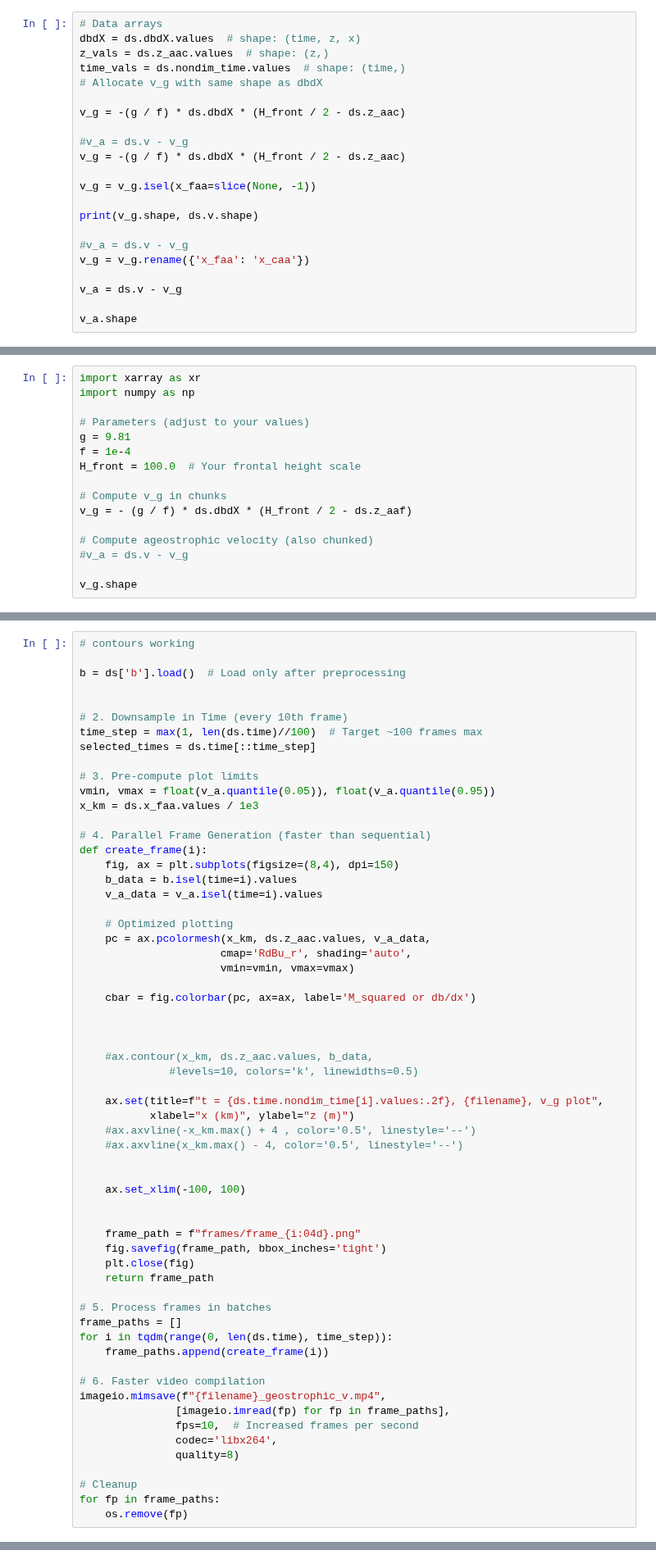
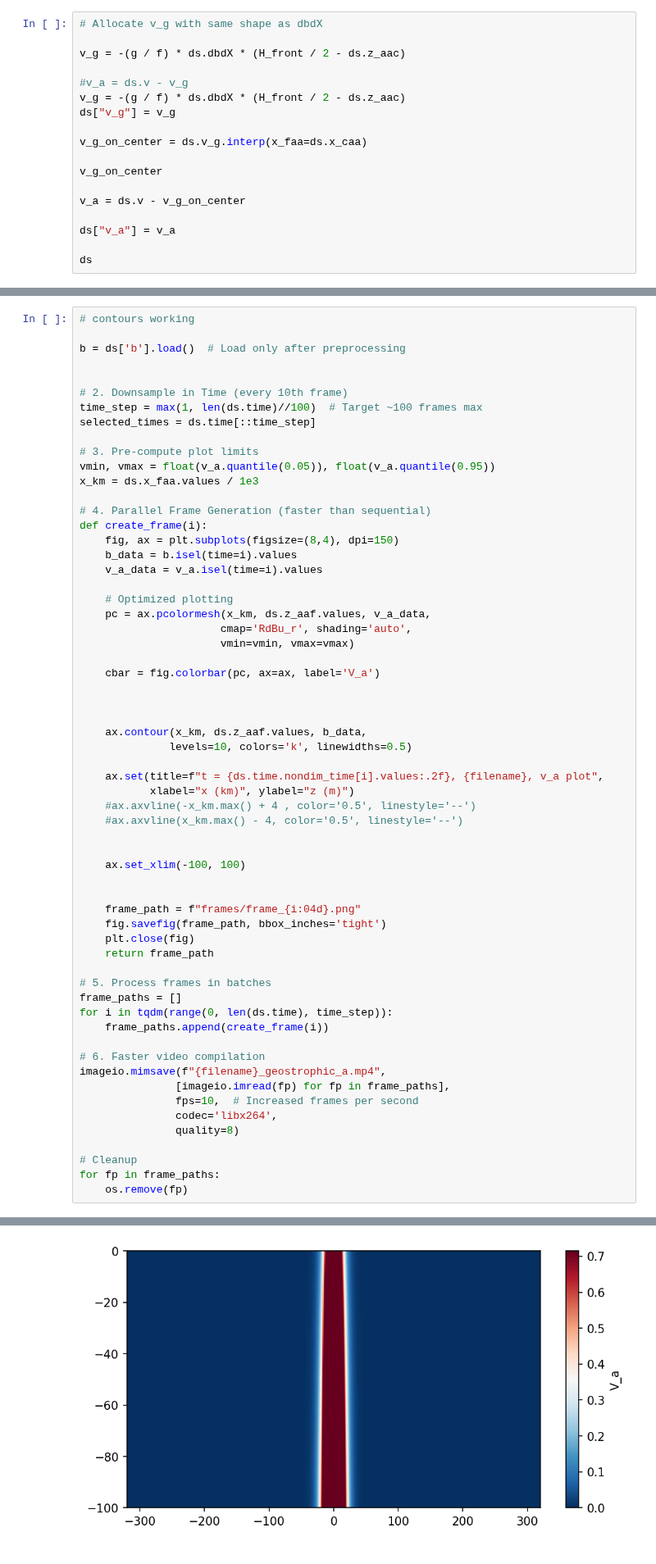
Before and after one commit to tom-rex/Oceananigans_projects, a Jupyter notebook: python_visualisations.ipynb, the cells around one changed output, grey strips where cells are left out. Shown at 82% size. Saved outputs shown, nothing was run; the diff lists cells and outputs as text.

```diff
--- a/python_visualisations.ipynb
+++ b/python_visualisations.ipynb
@@ -196,25 +249,21 @@ plt.show()
 # %% [markdown]
 ## Geostrophic and ageostrophic flow
 # %%
-# Data arrays
-dbdX = ds.dbdX.values  # shape: (time, z, x)
-z_vals = ds.z_aac.values  # shape: (z,)
-time_vals = ds.nondim_time.values  # shape: (time,)
 # Allocate v_g with same shape as dbdX
 
 v_g = -(g / f) * ds.dbdX * (H_front / 2 - ds.z_aac)
 
 #v_a = ds.v - v_g
 v_g = -(g / f) * ds.dbdX * (H_front / 2 - ds.z_aac)
+ds["v_g"] = v_g
 
-v_g = v_g.isel(x_faa=slice(None, -1))
+v_g_on_center = ds.v_g.interp(x_faa=ds.x_caa)
 
-print(v_g.shape, ds.v.shape)
+v_g_on_center
 
-#v_a = ds.v - v_g
-v_g = v_g.rename({'x_faa': 'x_caa'})
+v_a = ds.v - v_g_on_center
 
-v_a = ds.v - v_g
+ds["v_a"] = v_a
 
-v_a.shape
+ds
 # %% [output]
@@ -223,16 +286,0 @@ v_a.shape
-# %%
-import xarray as xr
-import numpy as np
-
-# Parameters (adjust to your values)
-g = 9.81
-f = 1e-4
-H_front = 100.0  # Your frontal height scale
-
-# Compute v_g in chunks
-v_g = - (g / f) * ds.dbdX * (H_front / 2 - ds.z_aaf)
-
-# Compute ageostrophic velocity (also chunked)
-#v_a = ds.v - v_g
-
-v_g.shape
@@ -352,18 +372,18 @@ def create_frame(i):
     v_a_data = v_a.isel(time=i).values
 
     # Optimized plotting
-    pc = ax.pcolormesh(x_km, ds.z_aac.values, v_a_data,
+    pc = ax.pcolormesh(x_km, ds.z_aaf.values, v_a_data,
                       cmap='RdBu_r', shading='auto',
                       vmin=vmin, vmax=vmax)
 
-    cbar = fig.colorbar(pc, ax=ax, label='M_squared or db/dx')
+    cbar = fig.colorbar(pc, ax=ax, label='V_a')
 
 
 
-    #ax.contour(x_km, ds.z_aac.values, b_data,
-              #levels=10, colors='k', linewidths=0.5)
+    ax.contour(x_km, ds.z_aaf.values, b_data,
+              levels=10, colors='k', linewidths=0.5)
 
-    ax.set(title=f"t = {ds.time.nondim_time[i].values:.2f}, {filename}, v_g plot",
+    ax.set(title=f"t = {ds.time.nondim_time[i].values:.2f}, {filename}, v_a plot",
            xlabel="x (km)", ylabel="z (m)")
     #ax.axvline(-x_km.max() + 4 , color='0.5', linestyle='--')
     #ax.axvline(x_km.max() - 4, color='0.5', linestyle='--')
@@ -383,7 +403,7 @@ for i in tqdm(range(0, len(ds.time), time_step)):
     frame_paths.append(create_frame(i))
 
 # 6. Faster video compilation
-imageio.mimsave(f"{filename}_geostrophic_v.mp4",
+imageio.mimsave(f"{filename}_geostrophic_a.mp4",
                [imageio.imread(fp) for fp in frame_paths],
                fps=10,  # Increased frames per second
                codec='libx264',
@@ -396,0 +417 @@ MemoryError: Unable to allocate 1.49 GiB for an array with shape (10, 160, 500,
+[figure, added]
```
Also changed, not shown: parts of 17 cells of this notebook, 3 other files.
